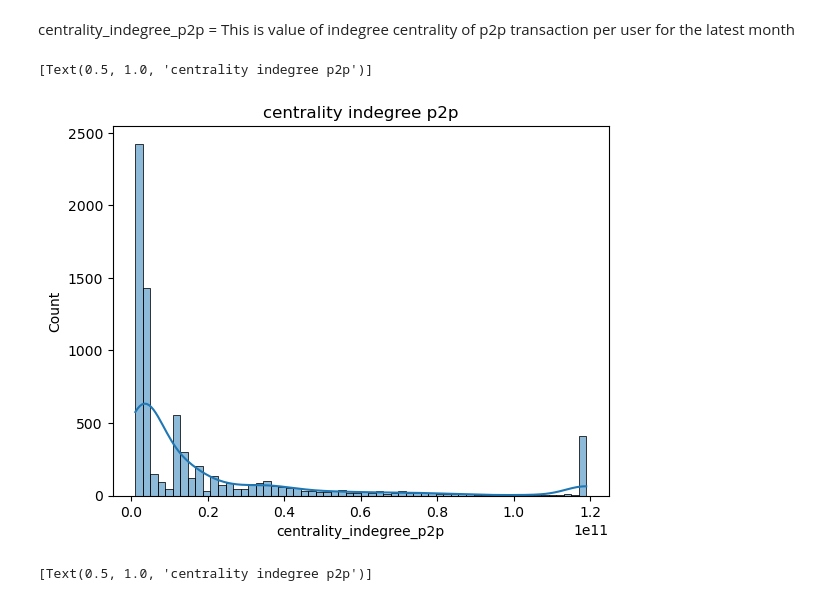
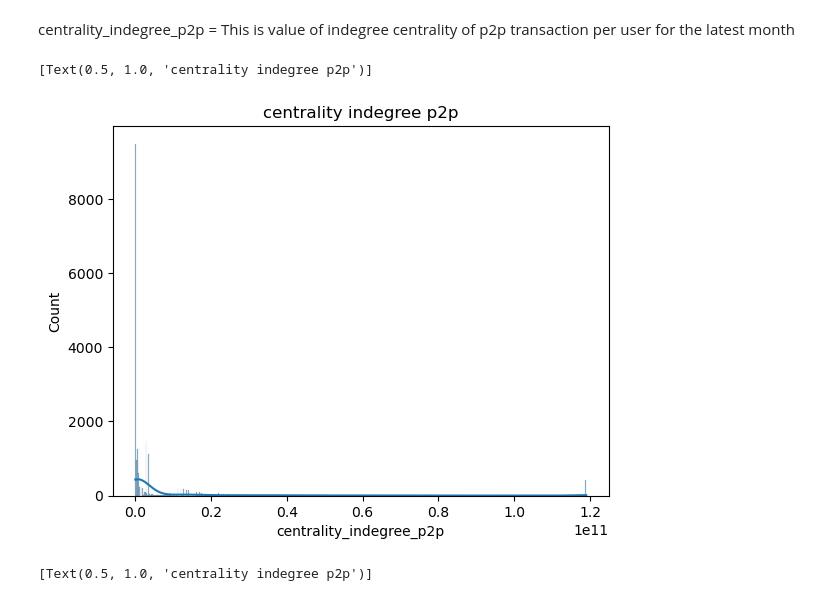
Before and after one commit to C23-FD-1/ml, a Jupyter notebook: EDA.ipynb, the cells around one changed output. Drawn from its saved outputs; the diff is of its cells as text; code cells hidden in the pictures.

```diff
--- a/EDA.ipynb
+++ b/EDA.ipynb
@@ -7,7 +7,7 @@ import matplotlib.pyplot as plt
 import seaborn as sns
 import numpy as np
 # %%
-df_ori = pd.read_csv("user_data_ftcr_minmax_test.csv", sep=',')
+df_ori = pd.read_csv("user_data_ftcr_cleanclip_eda.csv", sep=';')
 # %%
 df_ori
 # %% [output]
@@ -1003,10 +1057,10 @@ Top 10 correlations:
 centrality_indegree_p2p = This is value of indegree centrality of p2p transaction per user for the latest month
 # %%
 fig, axes = plt.subplots(1, 1)
-sns.histplot(ax=axes, data=df.loc[df['centrality_indegree_p2p']>0.01*1e11]['centrality_indegree_p2p'], kde=True).set(title='centrality indegree p2p')
+sns.histplot(ax=axes, data=df.loc[df['centrality_indegree_p2p']>0]['centrality_indegree_p2p'], kde=True).set(title='centrality indegree p2p')
 # %% [output]
 [Text(0.5, 1.0, 'centrality indegree p2p')]
-[figure, old version]
+[figure, new version]
 # %%
 fig, axes = plt.subplots(1, 1)
 sns.histplot(ax=axes, data=np.log(df['centrality_indegree_p2p']+1), kde=True).set(title='centrality indegree p2p')
```
Also changed, not shown: parts of 18 cells of this notebook.
